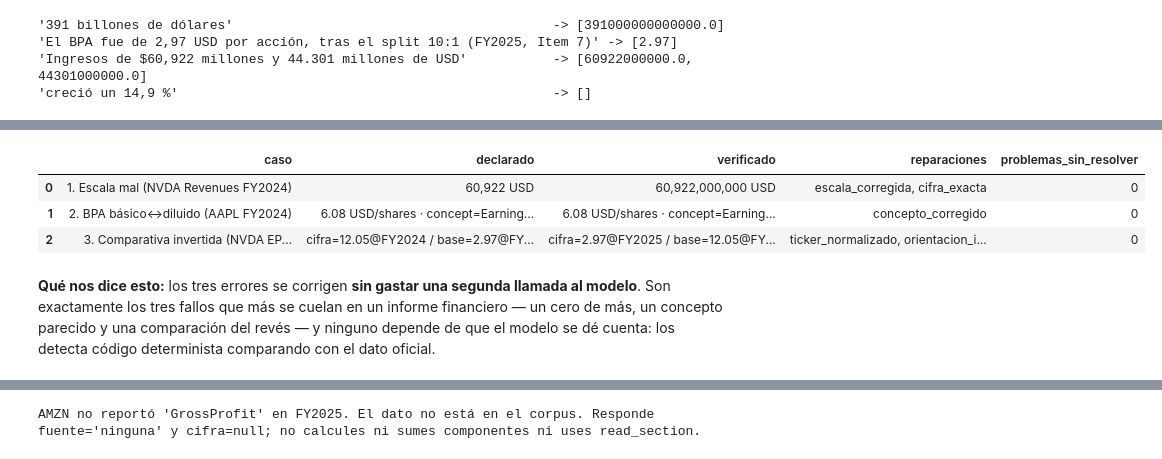
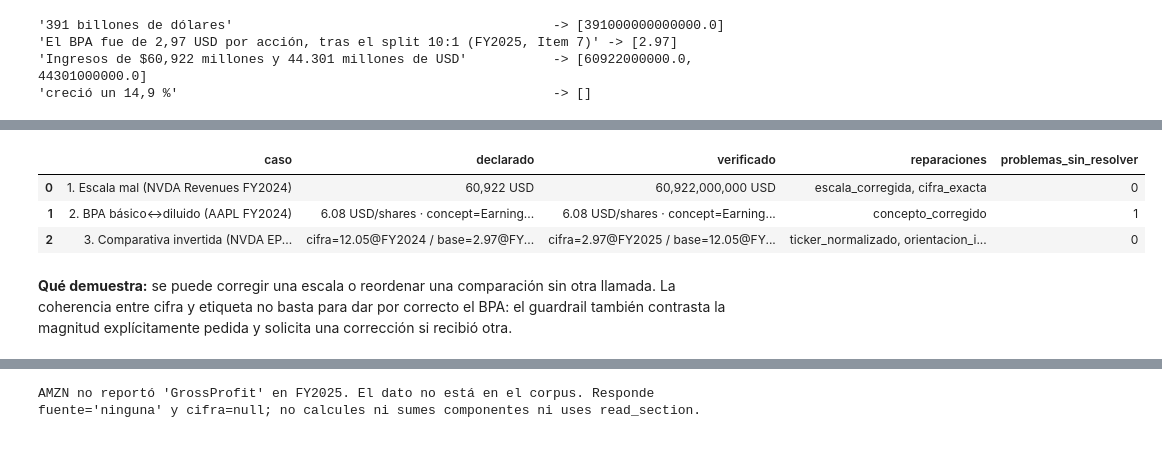
Before and after one commit to Romequinco/10k-financial-agent, a Jupyter notebook: notebooks/06_guardrails.ipynb, the cells around one changed output, grey strips where cells are left out. Drawn from its saved outputs; the diff is of its cells as text; code cells hidden in the pictures.

```diff
--- a/notebooks/06_guardrails.ipynb
+++ b/notebooks/06_guardrails.ipynb
@@ -201,0 +213,27 @@ enseñarle al usuario.
+# %%
+BUSQUEDAS_DEMO.clear()
+res_tools, _ = correr_agente(
+    [tc("search_filings", {"query": f"risk case {i}", "ticker": "MSFT"}, i) for i in range(1, 10)]
+    + [respuesta_final(10, fuente="ninguna", respuesta="No he obtenido una respuesta verificable.")],
+    middleware=g.middleware_final(camino_rapido=False),
+)
+novena = next(m for m in res_tools["messages"] if isinstance(m, ToolMessage) and m.tool_call_id == "c9")
+assert len(BUSQUEDAS_DEMO) == 8 and "limit exceeded" in str(novena.content).lower()
+
+res_lectura, _ = correr_agente([
+    tc("read_section", {"ticker": "NVDA", "fiscal_year": 2025, "item": "7A"}, 1),
+    tc("read_section", {"ticker": "NVDA", "fiscal_year": 2025, "item": "7"}, 2),
+    respuesta_final(3, fuente="ninguna", respuesta="No he obtenido una respuesta verificable."),
+], middleware=g.middleware_final(camino_rapido=False))
+lecturas = [m for m in res_lectura["messages"] if isinstance(m, ToolMessage) and m.name == "read_section"]
+assert len(lecturas) == 2
+assert "limit exceeded" not in str(lecturas[0].content).lower()
+assert "limit exceeded" in str(lecturas[1].content).lower()
+assert res_tools["structured_response"] is not None and res_lectura["structured_response"] is not None
+
+display(pd.DataFrame([
+    {"límite": "Herramientas", "solicitadas": 9, "ejecutadas": len(BUSQUEDAS_DEMO), "bloqueada": "9.ª"},
+    {"límite": "read_section", "solicitadas": 2, "ejecutadas": 1, "bloqueada": "2.ª"},
+]))
+print("Aviso de la novena búsqueda:", novena.content)
+print("Aviso de la segunda lectura:", lecturas[1].content)
@@ -259,39 +299,40 @@ decl1 = {"respuesta": "x", "fuente": "xbrl", "cifra": 60_922, "unidad": "USD", "
 inf1 = g.verificar_xbrl(decl1, ledger_real(("NVDA", 2024, "Revenues")), [])
 casos.append({"caso": "1. Escala mal (NVDA Revenues FY2024)",
              "declarado": f"{decl1['cifra']:,} {decl1['unidad']}",
              "verificado": f"{inf1.resp['cifra']:,.0f} {inf1.resp['unidad']}",
              "reparaciones": ", ".join(c for c, _ in inf1.reparaciones), "problemas_sin_resolver": len(inf1.problemas)})
 
 # 2. BPA básico confundido con diluido: AAPL FY2024 (declara "básico" pero el valor es el diluido)
 decl2 = {"respuesta": "x", "fuente": "xbrl", "cifra": 6.08, "unidad": "USD/shares", "ticker": "AAPL",
          "ejercicio": 2024, "concept_xbrl": "EarningsPerShareBasic"}
 inf2 = g.verificar_xbrl(decl2, ledger_real(("AAPL", 2024, "EarningsPerShareBasic"),
-                                           ("AAPL", 2024, "EarningsPerShareDiluted")), [])
+                                           ("AAPL", 2024, "EarningsPerShareDiluted")), [],
+                        pregunta="¿Cuál fue el BPA básico de AAPL en FY2024?")
 casos.append({"caso": "2. BPA básico↔diluido (AAPL FY2024)",
              "declarado": f"{decl2['cifra']} USD/shares · concept={decl2['concept_xbrl']}",
              "verificado": f"{inf2.resp['cifra']} USD/shares · concept={inf2.resp['concept_xbrl']}",
              "reparaciones": ", ".join(c for c, _ in inf2.reparaciones), "problemas_sin_resolver": len(inf2.problemas)})
 
 # 3. Comparativa con orientación invertida: NVDA EPS FY2025 vs FY2024 (cifra/cifra_base cambiadas de sitio)
 decl3 = {"respuesta": "x", "fuente": "xbrl", "cifra": 12.05, "cifra_base": 2.97, "unidad": "USD/shares",
          "ticker": "nvidia", "ejercicio": 2024, "ejercicio_base": 2025, "concept_xbrl": "EarningsPerShareBasic"}
 inf3 = g.verificar_xbrl(decl3, ledger_real(("NVDA", 2025, "EarningsPerShareBasic"),
                                            ("NVDA", 2024, "EarningsPerShareBasic")), [])
 casos.append({"caso": "3. Comparativa invertida (NVDA EPS FY2025 vs FY2024)",
              "declarado": f"cifra={decl3['cifra']}@FY{decl3['ejercicio']} / base={decl3['cifra_base']}@FY{decl3['ejercicio_base']} · ticker={decl3['ticker']}",
              "verificado": f"cifra={inf3.resp['cifra']}@FY{inf3.resp['ejercicio']} / base={inf3.resp['cifra_base']}@FY{inf3.resp['ejercicio_base']} · ticker={inf3.resp['ticker']}",
              "reparaciones": ", ".join(c for c, _ in inf3.reparaciones), "problemas_sin_resolver": len(inf3.problemas)})
 
 tabla_verificador = pd.DataFrame(casos)
-assert (tabla_verificador["problemas_sin_resolver"] == 0).all()   # los tres se reparan SIN pedir otra vuelta al modelo
+assert tabla_verificador["problemas_sin_resolver"].tolist() == [0, 1, 0]
+assert "concepto_no_solicitado" in inf2.modelo
 display(tabla_verificador)
 # %% [output]
 |  | caso | declarado | verificado | reparaciones | problemas_sin_resolver |
 | 0 | 1. Escala mal (NVDA Revenues FY2024) | 60,922 USD | 60,922,000,000 USD | escala_corregida, cifra_exacta | 0 |
-| 1 | 2. BPA básico↔diluido (AAPL FY2024) | 6.08 USD/shares · concept=Earning... | 6.08 USD/shares · concept=Earning... | concepto_corregido | 0 |
+| 1 | 2. BPA básico↔diluido (AAPL FY2024) | 6.08 USD/shares · concept=Earning... | 6.08 USD/shares · concept=Earning... | concepto_corregido | 1 |
 | 2 | 3. Comparativa invertida (NVDA EP... | cifra=12.05@FY2024 / base=2.97@FY... | cifra=2.97@FY2025 / base=12.05@FY... | ticker_normalizado, orientacion_i... | 0 |
 # %% [markdown]
-**Qué nos dice esto:** los tres errores se corrigen **sin gastar una segunda llamada al modelo**. Son
-exactamente los tres fallos que más se cuelan en un informe financiero — un cero de más, un concepto parecido y
-una comparación del revés — y ninguno depende de que el modelo se dé cuenta: los detecta código determinista
-comparando con el dato oficial.
+**Qué demuestra:** se puede corregir una escala o reordenar una comparación sin otra llamada. La coherencia
+entre cifra y etiqueta no basta para dar por correcto el BPA: el guardrail también contrasta la magnitud
+explícitamente pedida y solicita una corrección si recibió otra.
```
Also changed, not shown: parts of 28 cells of this notebook, 3 other files.
